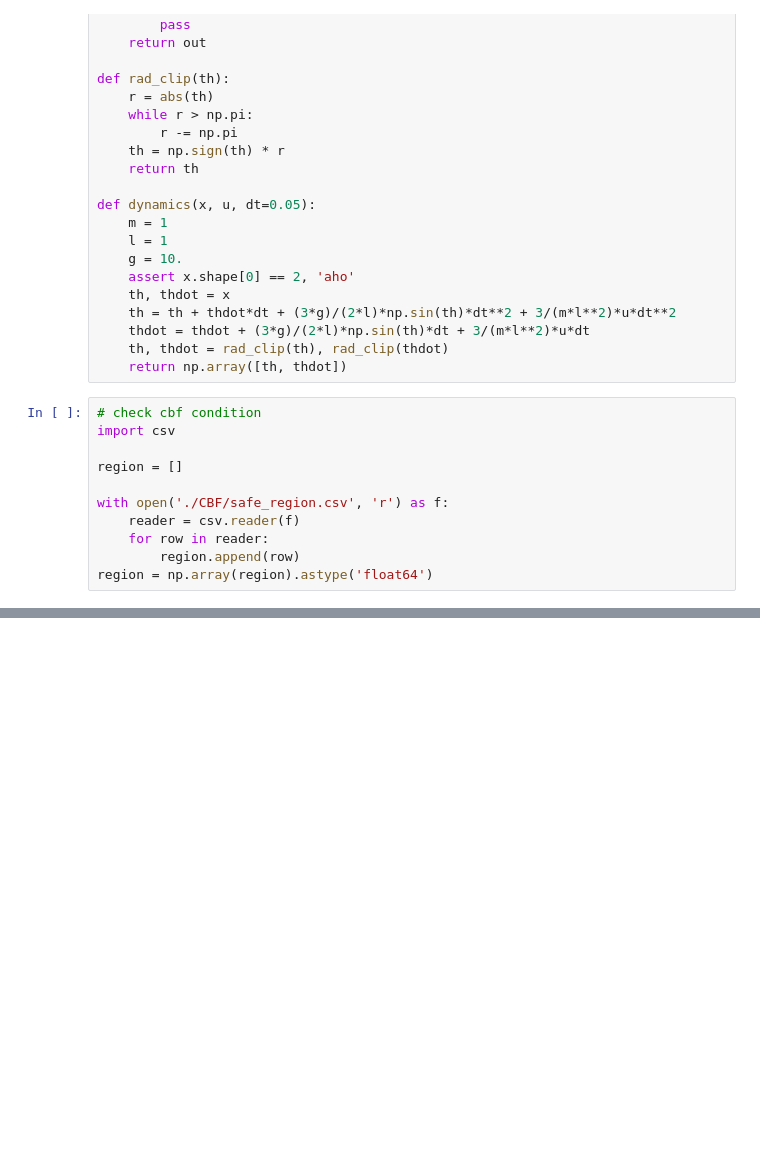
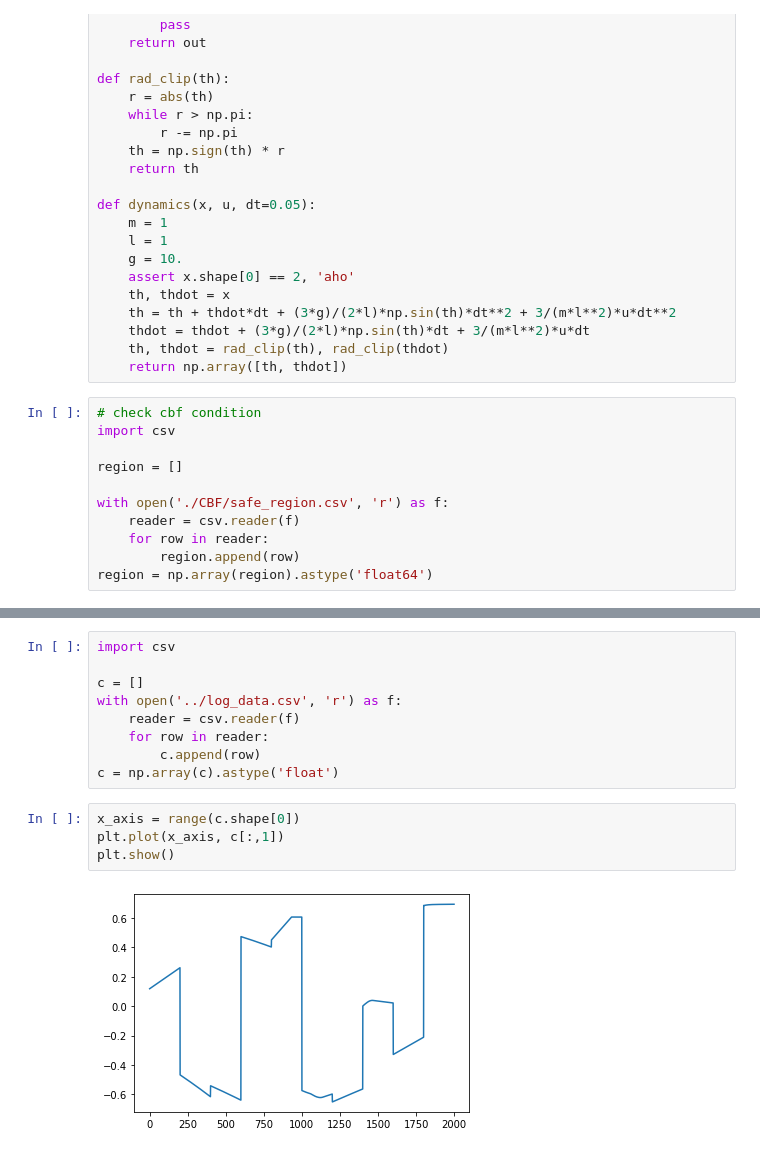
Before and after one commit to ibuki1024/eventDDPG, a Jupyter notebook: notebook/barrier_certificate.ipynb, the cells around one changed output, grey strips where cells are left out. Saved outputs shown, nothing was run; the diff lists cells and outputs as text; blank space fills up the shorter version.

```diff
--- a/notebook/barrier_certificate.ipynb
+++ b/notebook/barrier_certificate.ipynb
@@ -125,0 +147,15 @@ AssertionError: danger state : [-0.99142507 -0.27143219], h(x) = -0.012393846052
+# %%
+import csv
+
+c = []
+with open('../log_data.csv', 'r') as f:
+    reader = csv.reader(f)
+    for row in reader:
+        c.append(row)
+c = np.array(c).astype('float')
+# %%
+x_axis = range(c.shape[0])
+plt.plot(x_axis, c[:,1])
+plt.show()
+# %% [output]
+[figure, added]
```
Also changed, not shown: parts of 5 cells of this notebook, 10 other files.
